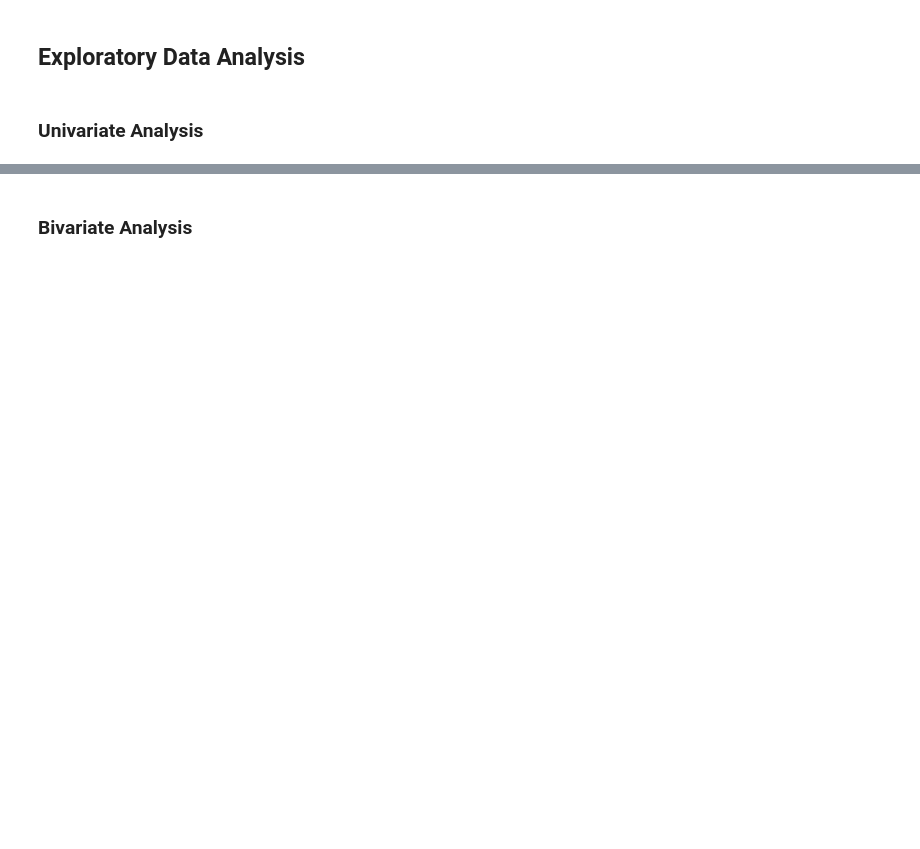
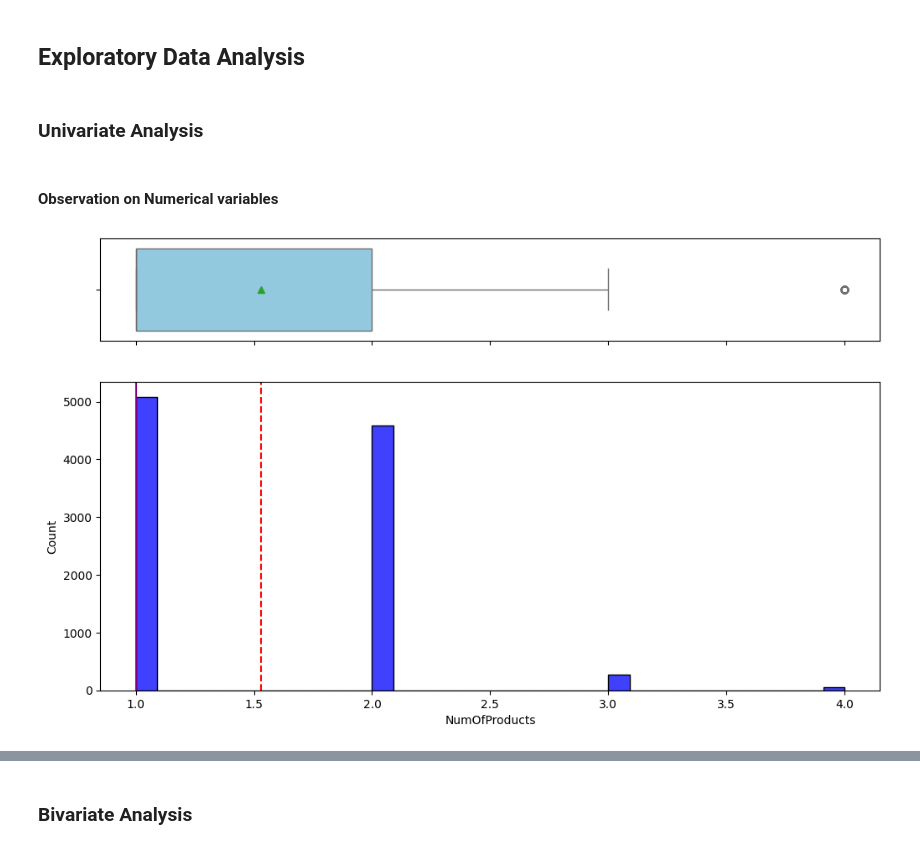
Before and after one commit to developer20sujeet/Python_For_AIML_DataScience, a Jupyter notebook: GreatLearningProject/NLP/1.Bank Churn Prediction/INN_Learner_Notebook_Full_code.ipynb, the cells around one changed output, grey strips where cells are left out. Cells and saved outputs as stored; diff of their text form; code cells hidden in the pictures; blank space fills up the shorter version.

```diff
--- a/GreatLearningProject/NLP/1.Bank Churn Prediction/INN_Learner_Notebook_Full_code.ipynb
+++ b/GreatLearningProject/NLP/1.Bank Churn Prediction/INN_Learner_Notebook_Full_code.ipynb
@@ -45,4 +73,7 @@ You as a Data scientist with the  bank need to  build a neural network based cla
 # %% [markdown]
 ## Loading the dataset
+# %%
+# Load the dataset from a CSV file
+ds = pd.read_csv("Churn.csv")
 # %% [markdown]
 ## Data Overview
@@ -48,0 +163,3 @@ You as a Data scientist with the  bank need to  build a neural network based cla
+# %%
+# Drop columns that are unique for all users as they do not contribute to model performance
+ds = ds.drop(['RowNumber', 'CustomerId', 'Surname'], axis=1)
@@ -49,2 +208,36 @@ You as a Data scientist with the  bank need to  build a neural network based cla
 # %% [markdown]
 ## Exploratory Data Analysis
+# %%
+def combined_hist_boxplot(data, feature, figsize=(12, 7), kde=False, bins=None):
+    """
+    This function creates a combined boxplot and histogram on the same scale.
+
+    data: DataFrame containing the data
+    feature: The column within the DataFrame to visualize
+    figsize: Tuple representing the figure size, defaults to (12,7)
+    kde: Boolean indicating if a kernel density estimate is plotted, defaults to False
+    bins: Optional integer specifying the number of bins for the histogram, defaults to None
+    """
+    fig, (ax_box, ax_hist) = plt.subplots(
+        nrows=2,  # Setup 2 rows for subplots
+        sharex=True,  # Both plots share the same x-axis
+        gridspec_kw={"height_ratios": (0.25, 0.75)},  # Adjust the height ratio of the boxplot to histogram
+        figsize=figsize  # Set the figure size
+    )
+    sns.boxplot(
+        data=data, x=feature, ax=ax_box, showmeans=True, color="skyblue"
+    )  # Create the boxplot with the mean indicated
+    if bins:  # Check if bins parameter is provided
+        sns.histplot(
+            data=data, x=feature, kde=kde, ax=ax_hist, bins=bins, color="blue"
+        )  # Create the histogram with specified bins
+    else:
+        sns.histplot(
+            data=data, x=feature, kde=kde, ax=ax_hist, color="blue"
+        )  # Create the histogram without specified bins
+    ax_hist.axvline(
+        data[feature].mean(), color="red", linestyle="--"
+    )  # Mark the mean on the histogram
+    ax_hist.axvline(
+        data[feature].median(), color="purple", linestyle="-"
+    )  # Mark the median on the histogram
@@ -51,2 +366,9 @@ You as a Data scientist with the  bank need to  build a neural network based cla
 # %% [markdown]
 ### Univariate Analysis
+# %% [markdown]
+#### Observation on Numerical variables ####
+# %%
+# Observations on NumOfProducts
+combined_hist_boxplot(ds, "NumOfProducts")
+# %% [output]
+[figure, added]
```
Also changed, not shown: parts of 77 cells of this notebook, 2 other files.
